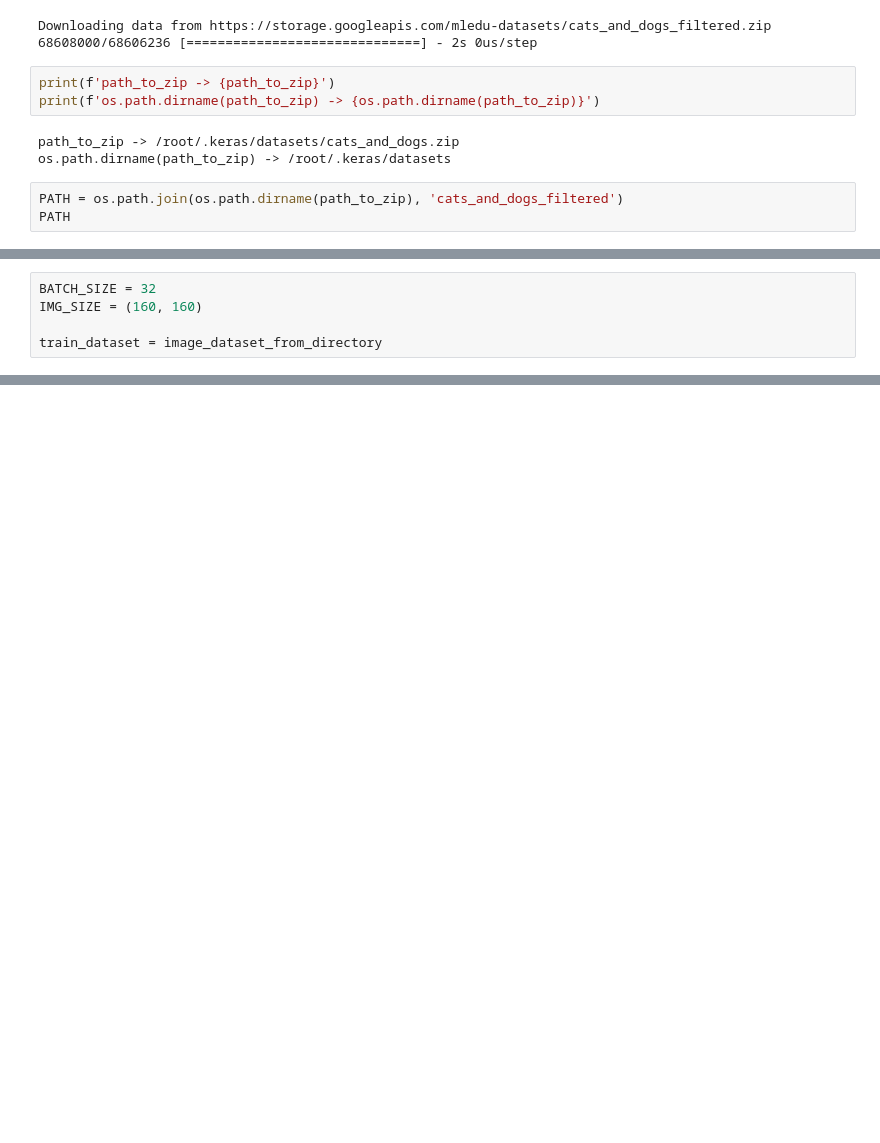
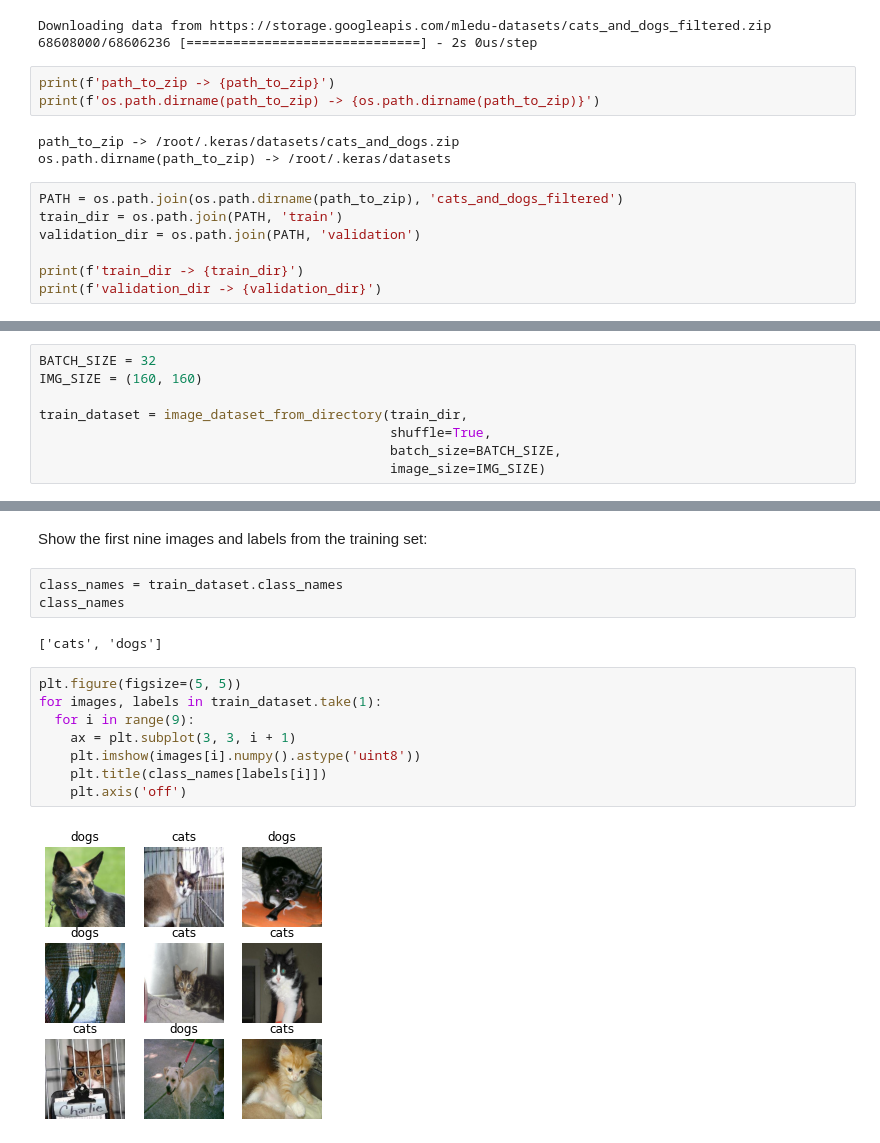
Before and after one commit to martin-fabbri/colab-notebooks, a Jupyter notebook: deeplearning.ai/tf/transfer_learning_and_fine_tuning.ipynb, the cells around one changed output, grey strips where cells are left out. Saved outputs shown, nothing was run; the diff lists cells and outputs as text; blank space fills up the shorter version.

```diff
--- a/deeplearning.ai/tf/transfer_learning_and_fine_tuning.ipynb
+++ b/deeplearning.ai/tf/transfer_learning_and_fine_tuning.ipynb
@@ -50,5 +50,9 @@ path_to_zip -> /root/.keras/datasets/cats_and_dogs.zip
 os.path.dirname(path_to_zip) -> /root/.keras/datasets
 # %%
 PATH = os.path.join(os.path.dirname(path_to_zip), 'cats_and_dogs_filtered')
-PATH
+train_dir = os.path.join(PATH, 'train')
+validation_dir = os.path.join(PATH, 'validation')
+
+print(f'train_dir -> {train_dir}')
+print(f'validation_dir -> {validation_dir}')
 # %% [output]
@@ -57,4 +62,7 @@ PATH
 BATCH_SIZE = 32
 IMG_SIZE = (160, 160)
 
-train_dataset = image_dataset_from_directory
+train_dataset = image_dataset_from_directory(train_dir,
+                                             shuffle=True,
+                                             batch_size=BATCH_SIZE,
+                                             image_size=IMG_SIZE)
@@ -60,0 +78,17 @@ train_dataset = image_dataset_from_directory
+# %% [markdown]
+Show the first nine images and labels from the training set:
+# %%
+class_names = train_dataset.class_names
+class_names
+# %% [output]
+['cats', 'dogs']
+# %%
+plt.figure(figsize=(5, 5))
+for images, labels in train_dataset.take(1):
+  for i in range(9):
+    ax = plt.subplot(3, 3, i + 1)
+    plt.imshow(images[i].numpy().astype('uint8'))
+    plt.title(class_names[labels[i]])
+    plt.axis('off')
+# %% [output]
+[figure, added]
```
Also changed, not shown: parts of 3 cells of this notebook.
